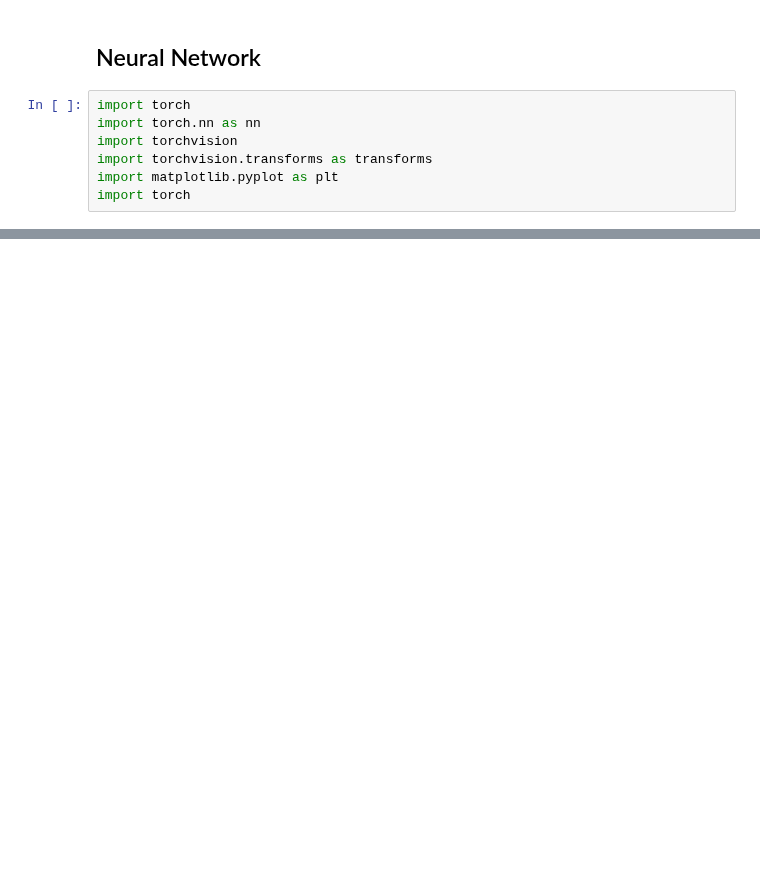
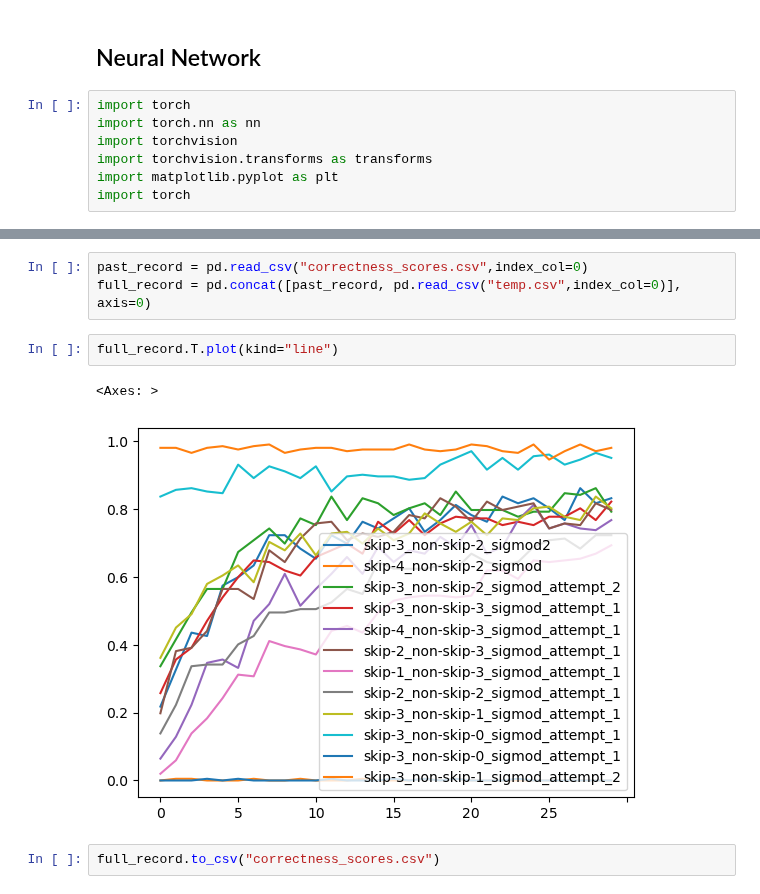
Before and after one commit to COGS118A/Group013-SP23, a Jupyter notebook: NeuralNetPipelin.ipynb, the cells around one changed output, grey strips where cells are left out. Drawn from its saved outputs; the diff is of its cells as text; blank space fills up the shorter version.

```diff
--- a/NeuralNetPipelin.ipynb
+++ b/NeuralNetPipelin.ipynb
@@ -254,0 +376,10 @@ plt.plot(losses)
+# %%
+past_record = pd.read_csv("correctness_scores.csv",index_col=0)
+full_record = pd.concat([past_record, pd.read_csv("temp.csv",index_col=0)], axis=0)
+# %%
+full_record.T.plot(kind="line")
+# %% [output]
+<Axes: >
+[figure, added]
+# %%
+full_record.to_csv("correctness_scores.csv")
```
Also changed, not shown: parts of 18 cells of this notebook, 17 other files.
